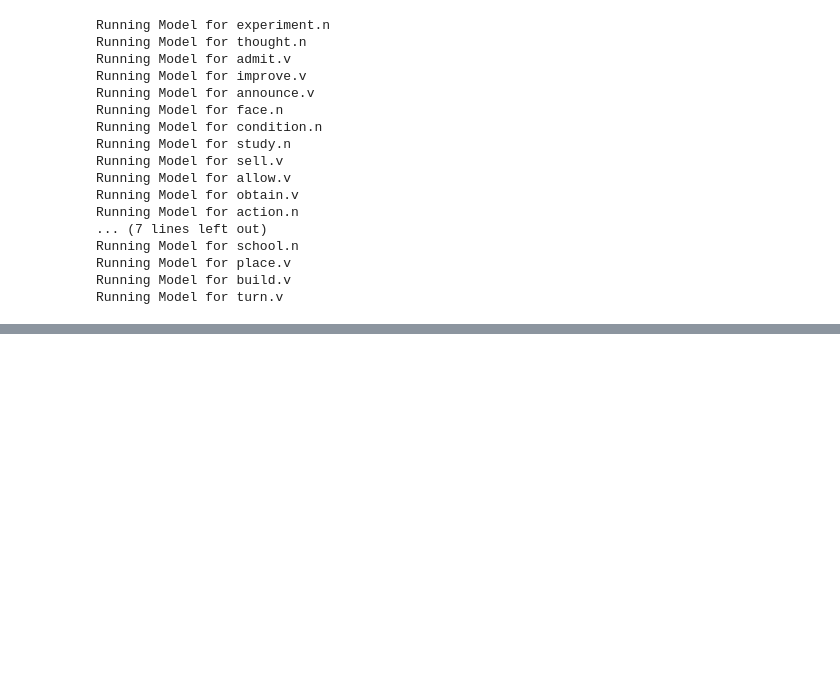
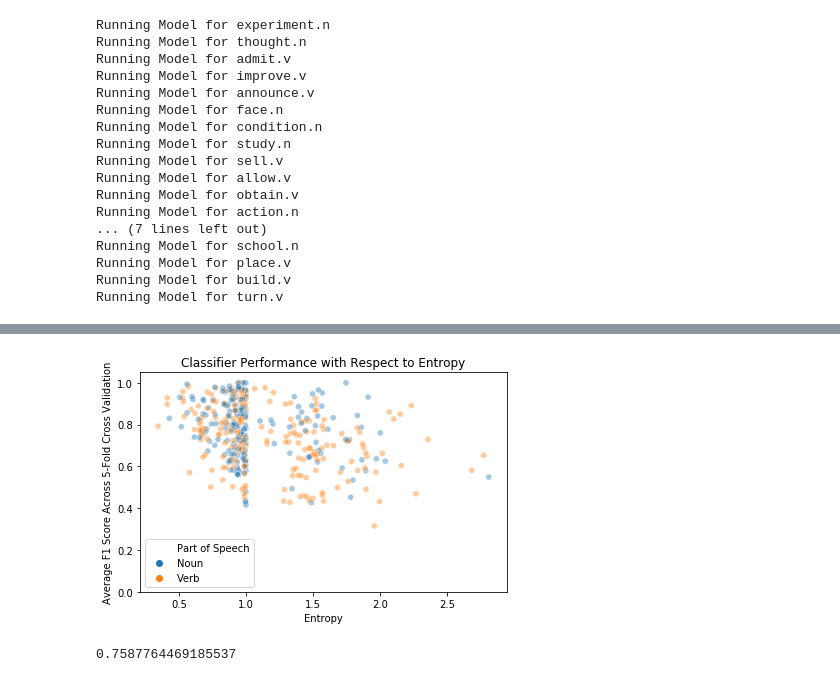
Before and after one commit to sathvikn/bert-wordsense, a Jupyter notebook: codebase/notebooks/wsd-all.ipynb, the cells around one changed output, grey strips where cells are left out. Saved outputs shown, nothing was run; the diff lists cells and outputs as text; code cells hidden in the pictures; blank space fills up the shorter version.

```diff
--- a/codebase/notebooks/wsd-all.ipynb
+++ b/codebase/notebooks/wsd-all.ipynb
@@ -231,0 +231,3 @@ Text(0.5, 1.0, 'Entropy and Average F1 Score')
+# %%
+model_perf['Part of Speech'] = model_perf['pos'].replace({'n': "Noun", 'v': 'Verb'})
+model_perf
@@ -231,0 +248,16 @@ Text(0.5, 1.0, 'Entropy and Average F1 Score')
+# %%
+sns.scatterplot(x = 'entropy', y = 'avg_f1', hue = 'Part of Speech', data = model_perf, alpha = 0.4)
+plt.ylim(0, 1.05)
+plt.xlabel("Entropy")
+plt.ylabel("Average F1 Score Across 5-Fold Cross Validation")
+plt.title("Classifier Performance with Respect to Entropy in Semcor")
+plt.tight_layout()
+
+plt.title("Classifier Performance with Respect to Entropy")
+plt.savefig("../../results/figures/f1_entropy.png")
+# %% [output]
+[figure, added]
+# %%
+np.mean(model_perf['avg_f1'])
+# %% [output]
+0.7587764469185537
```
Also changed, not shown: parts of 4 cells of this notebook.
